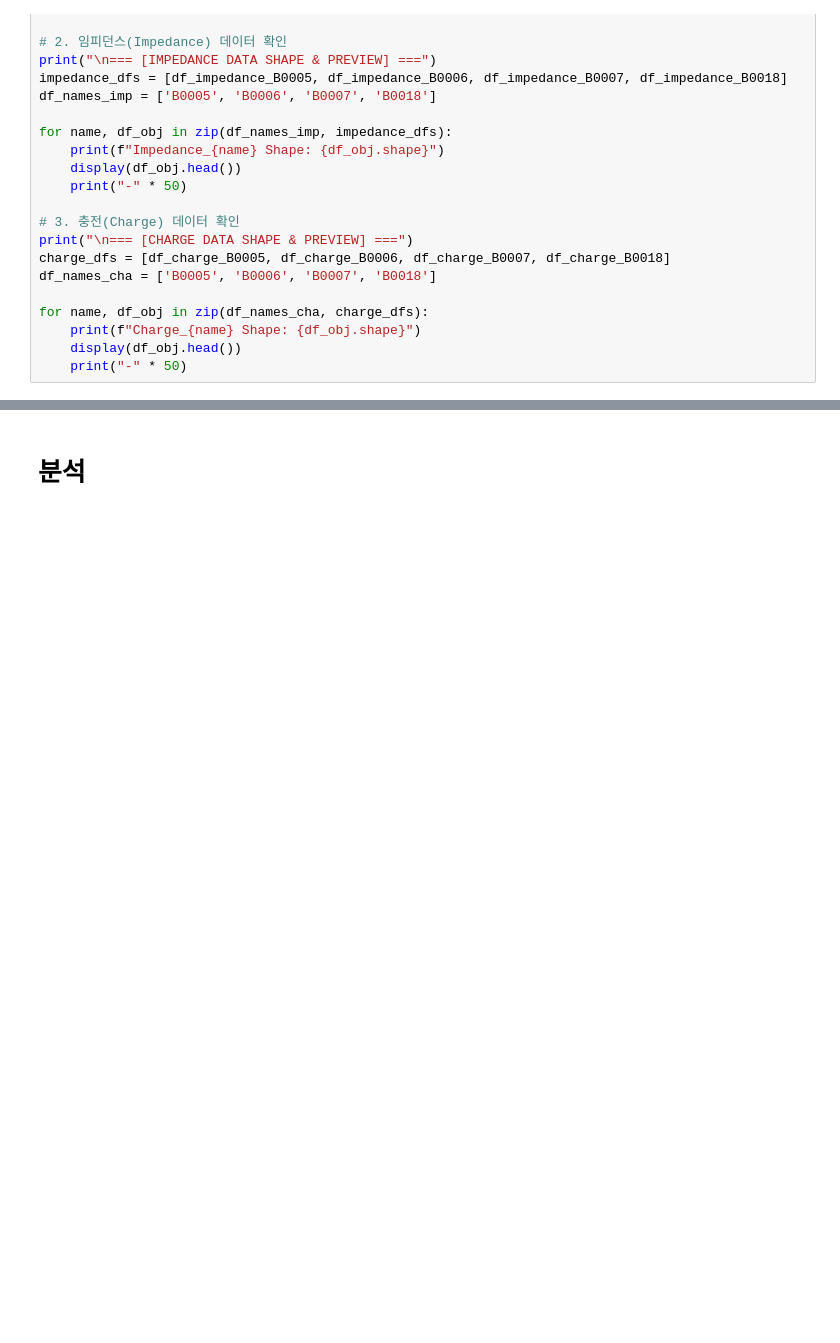
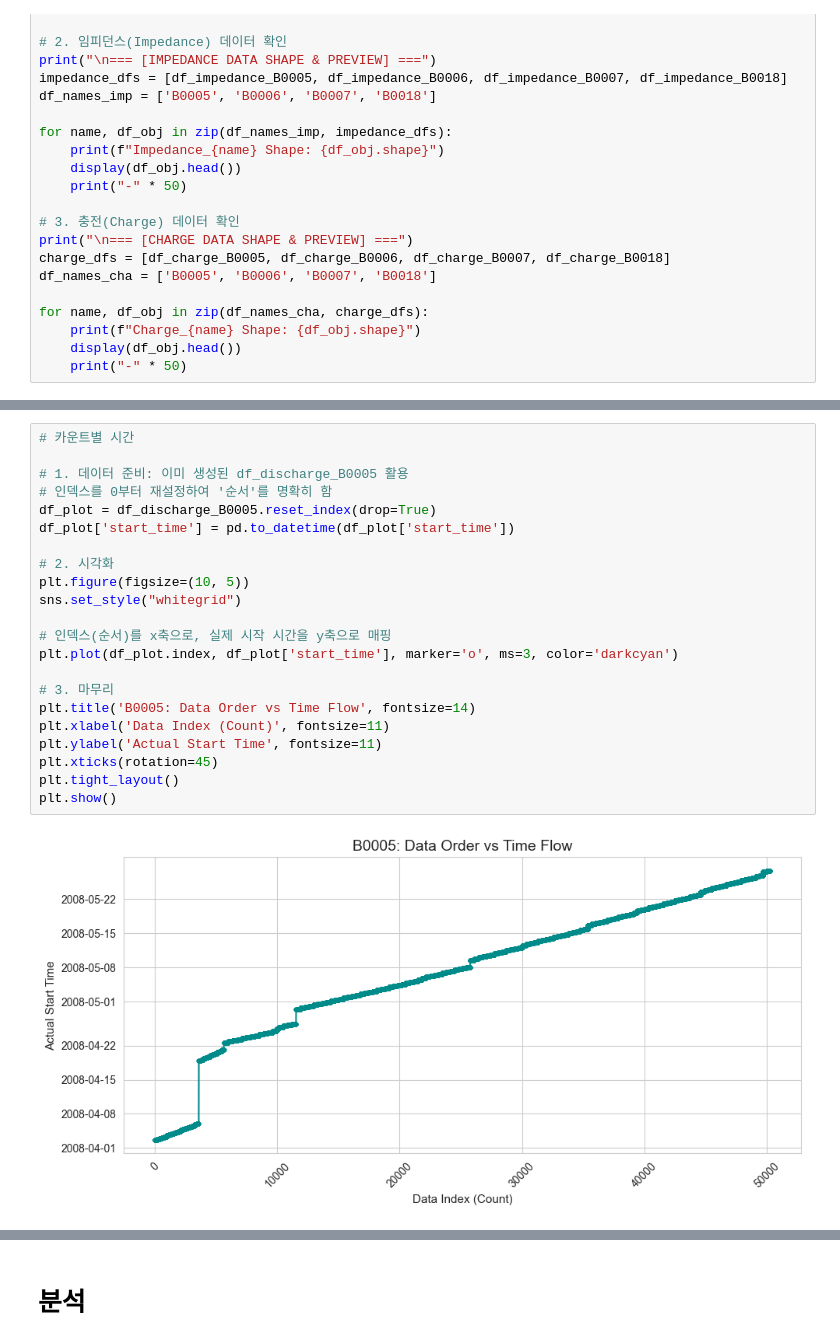
Before and after one commit to dlalswns0211/sparta_project_3_team11, a Jupyter notebook: works/rsh/rsh_03_기본EDA .ipynb, the cells around one changed output, grey strips where cells are left out. Saved outputs shown, nothing was run; the diff lists cells and outputs as text; blank space fills up the shorter version.

```diff
--- a/works/rsh/rsh_03_기본EDA .ipynb
+++ b/works/rsh/rsh_03_기본EDA .ipynb
@@ -475,0 +516,24 @@ for name, df_obj in zip(df_names_cha, charge_dfs):
+# %%
+# 카운트별 시간
+
+# 1. 데이터 준비: 이미 생성된 df_discharge_B0005 활용
+# 인덱스를 0부터 재설정하여 '순서'를 명확히 함
+df_plot = df_discharge_B0005.reset_index(drop=True)
+df_plot['start_time'] = pd.to_datetime(df_plot['start_time'])
+
+# 2. 시각화
+plt.figure(figsize=(10, 5))
+sns.set_style("whitegrid")
+
+# 인덱스(순서)를 x축으로, 실제 시작 시간을 y축으로 매핑
+plt.plot(df_plot.index, df_plot['start_time'], marker='o', ms=3, color='darkcyan')
+
+# 3. 마무리
+plt.title('B0005: Data Order vs Time Flow', fontsize=14)
+plt.xlabel('Data Index (Count)', fontsize=11)
+plt.ylabel('Actual Start Time', fontsize=11)
+plt.xticks(rotation=45)
+plt.tight_layout()
+plt.show()
+# %% [output]
+[figure, added]
```
Also changed, not shown: parts of 32 cells of this notebook, 2 other files.
